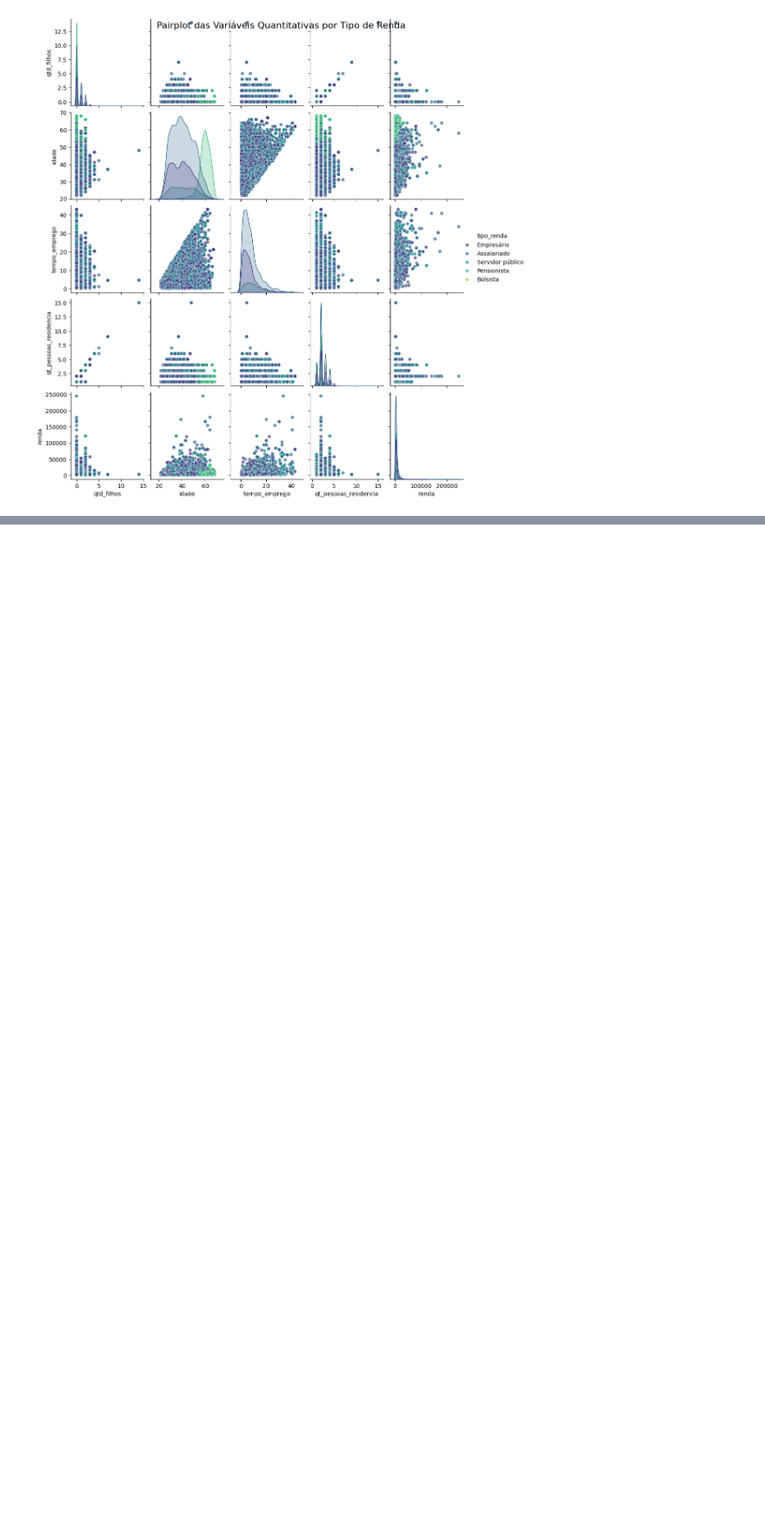
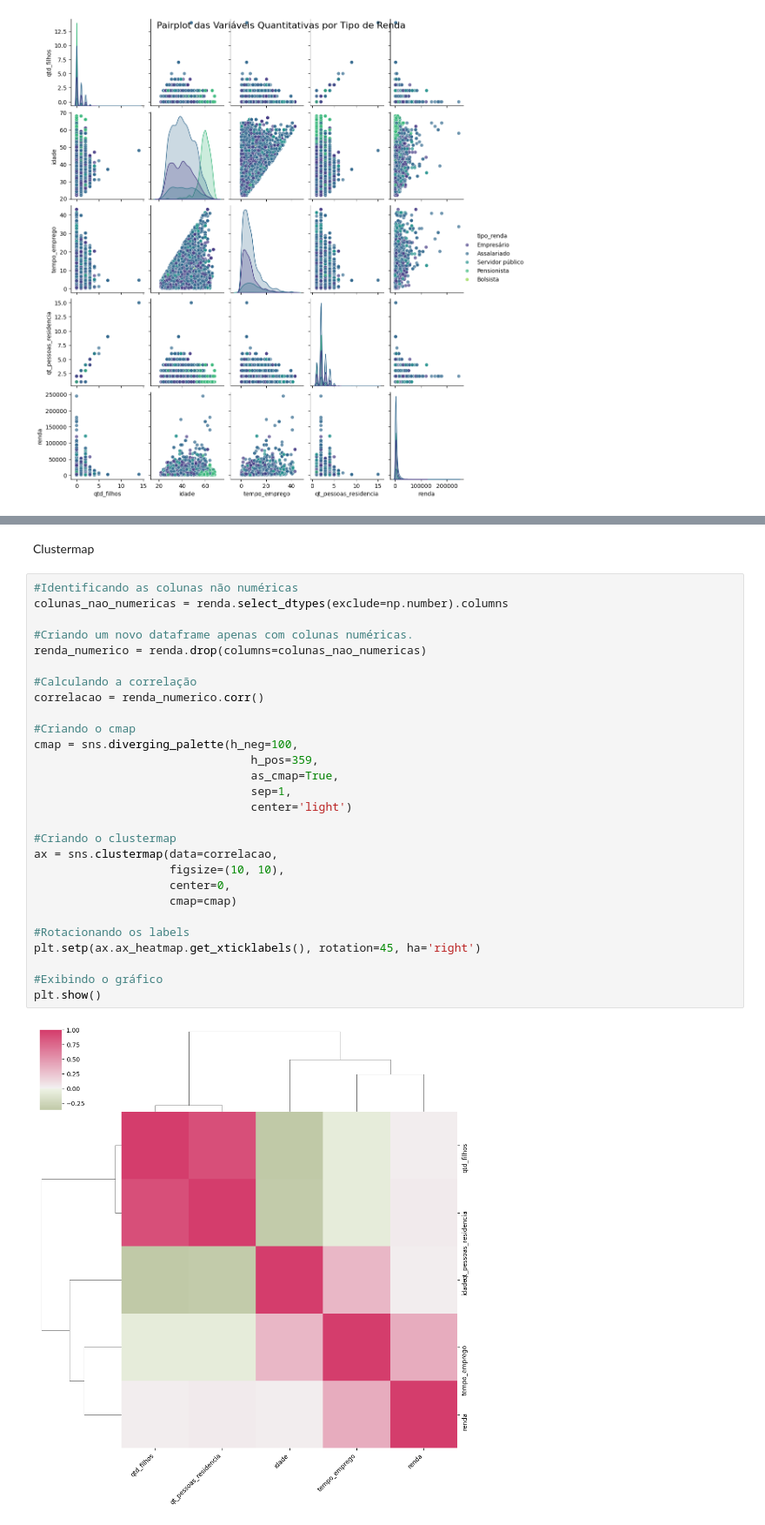
Before and after one commit to PaulodiasDeveloper/Previsao_renda, a Jupyter notebook: projeto_teste.ipynb, the cells around one changed output, grey strips where cells are left out. Shown at 87% size. Saved outputs shown, nothing was run; the diff lists cells and outputs as text; blank space fills up the shorter version.

```diff
--- a/projeto_teste.ipynb
+++ b/projeto_teste.ipynb
@@ -241,0 +244,32 @@ plt.gcf().set_size_inches(12, 12)
+# %% [markdown]
+Clustermap
+# %%
+#Identificando as colunas não numéricas
+colunas_nao_numericas = renda.select_dtypes(exclude=np.number).columns
+
+#Criando um novo dataframe apenas com colunas numéricas.
+renda_numerico = renda.drop(columns=colunas_nao_numericas)
+
+#Calculando a correlação
+correlacao = renda_numerico.corr()
+
+#Criando o cmap
+cmap = sns.diverging_palette(h_neg=100,
+                                h_pos=359,
+                                as_cmap=True,
+                                sep=1,
+                                center='light')
+
+#Criando o clustermap
+ax = sns.clustermap(data=correlacao,
+                    figsize=(10, 10),
+                    center=0,
+                    cmap=cmap)
+
+#Rotacionando os labels
+plt.setp(ax.ax_heatmap.get_xticklabels(), rotation=45, ha='right')
+
+#Exibindo o gráfico
+plt.show()
+# %% [output]
+[figure, added]
```
Also changed, not shown: parts of 11 cells of this notebook.
